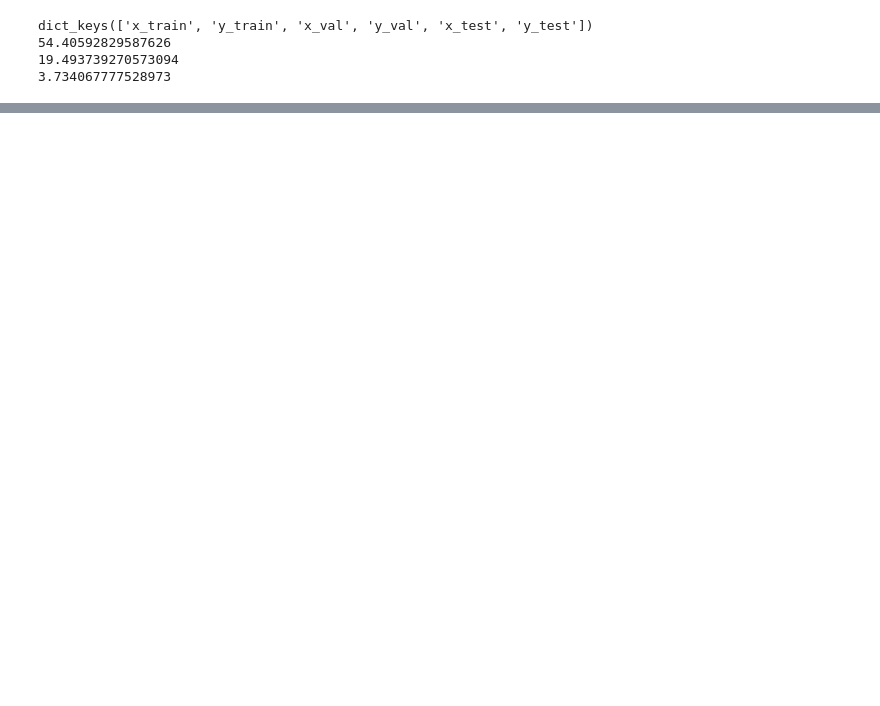
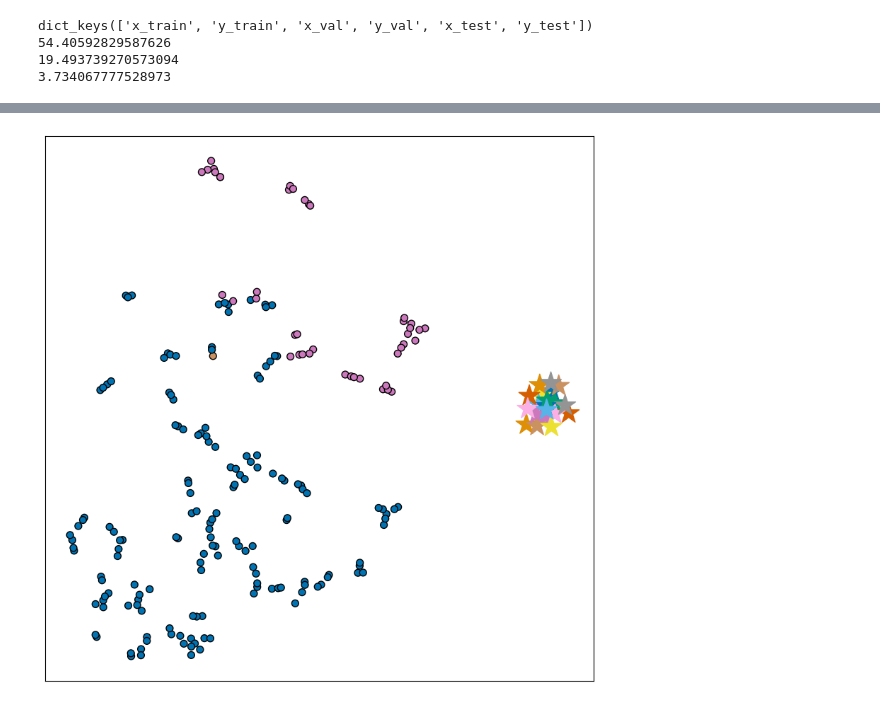
Before and after one commit to deepkashiwa20/CL-Traff, a Jupyter notebook: draw_case_LA.ipynb, the cells around one changed output, grey strips where cells are left out. Drawn from its saved outputs; the diff is of its cells as text; code cells hidden in the pictures; blank space fills up the shorter version.

```diff
--- a/draw_case_LA.ipynb
+++ b/draw_case_LA.ipynb
@@ -291,0 +262,4 @@ def draw_all(date_index,node_index,data,model_use,scaler):
+# %%
+num_samples=200
+date_random_list = np.random.randint(0, 20001, size=num_samples)
+node_random_list = np.random.randint(0, 207, size=num_samples)
@@ -313,4 +291,4 @@ T and His share the same Meta Node.
 # %%
-node_index=11
-time_index=28
-draw_all(time_index,node_index,data,model,scaler)
+# node_index=11
+# time_index=28
+# draw_all(time_index,node_index,data,model,scaler)
@@ -321,4 +295,4 @@ T and His have different Meta Node.
 # %%
-node_index=105
-time_index=0
-draw_all(time_index,node_index,data,model,scaler)
+# node_index=88
+# time_index=0
+# draw_all(time_index,node_index,data,model,scaler,type="test")
@@ -329,3 +322,74 @@ T and His have different Meta Node.
+# %%
+import seaborn as sns
+
+def draw_count_meta(data, model_use, scaler, date_random_list, node_random_list):
+    model_use.eval()
+    labels=[]
+    samples=[]
+    for i in range(len(date_random_list)):
+        date_index=date_random_list[i]
+        node_index=node_random_list[i]
+        test_input=data["x_train"][date_index:date_index+1]
+        test_input=torch.from_numpy(test_input).float().to(device)
+        y=data["y_train"][date_index:date_index+1]
+        y=torch.from_numpy(y).float().to(device)
+
+        x, x_cov, x_his, y, y_cov, _ = prepare_x_y(test_input, y)
+        with torch.no_grad():
+            output, h_att, query, pos, neg, mask, real_dis, latent_dis, mask_dis = model_use(x, x_cov, scaler.transform(x_his), y_cov)
+
+        mask=mask.squeeze().cpu().detach()
+        pos=pos.squeeze().cpu().detach()
+        query=query.squeeze().cpu().detach()
+        neg=neg.squeeze().cpu().detach()
+
+        query_t=query[:1,node_index,:]
+        query_his=query[1:,node_index,:]
+        pos_t=pos[:1,:,:]
+        pos_his=pos[1:,:,:]
+        mask_t=mask[:1,:,:]
+        mask_his=mask[1:,:,:]
+        neg_t=neg[0,node_index,:,:]
+        neg_his=neg[1,node_index,:,:]
+
+        labels.append(int(torch.nonzero(mask_t[0,node_index,:], as_tuple=False)[0,0]))
+
+        samples.append(query_t[0])
+
+    samples=torch.stack(samples, dim=0).detach().cpu().numpy()
+    meta_nodes=model.memory["Memory"].detach().cpu().numpy()
+
+    # 合并特殊点和普通点
+    # print("Labels: ", labels)
+    tsne = TSNE(n_components=2, perplexity=3, random_state=666)
+    all_points = np.vstack((meta_nodes, samples))
+    all_points_tsne = tsne.fit_transform(all_points)
+
+    palette = sns.color_palette("colorblind", 20)  # 为20个Meta nodes分配不同的颜色
+    meta_colors = np.array(palette)  # Meta nodes颜色
+
+    meta_node_colors = meta_colors  # Meta nodes的颜色
+    ordinary_point_colors = meta_colors[labels]  # 普通点的颜色，基于Meta nodes的颜色
+
+    # 绘制散点图
+    plt.figure(figsize=(10, 10))
+
+    # 绘制Meta nodes
+    meta_nodes_tsne = all_points_tsne[:20]  # 前20个点是Meta nodes
+    plt.scatter(meta_nodes_tsne[:, 0], meta_nodes_tsne[:, 1], c=meta_node_colors, marker='*', s=500, label='Meta Nodes')
+
+    # 绘制普通点
+    ordinary_points_tsne = all_points_tsne[20:]  # 剩下的点是普通点
+    scatter = plt.scatter(ordinary_points_tsne[:, 0], ordinary_points_tsne[:, 1], c=ordinary_point_colors, marker='o', s=50, edgecolor='k', label='Ordinary Points')
+    ax = plt.gca()
+
+    # 去除x轴和y轴的坐标
+    ax.set_xticks([])  # 去除x轴刻度
+    ax.set_yticks([])  # 去除y轴刻度
+
+draw_count_meta(data, model_use=model, scaler=scaler, date_random_list=date_random_list, node_random_list=node_random_list)
+# %% [output]
+[figure, added]
 # %%
 # import time
 # start_time = time.time()
```
Also changed, not shown: parts of 23 cells of this notebook, 5 other files.
